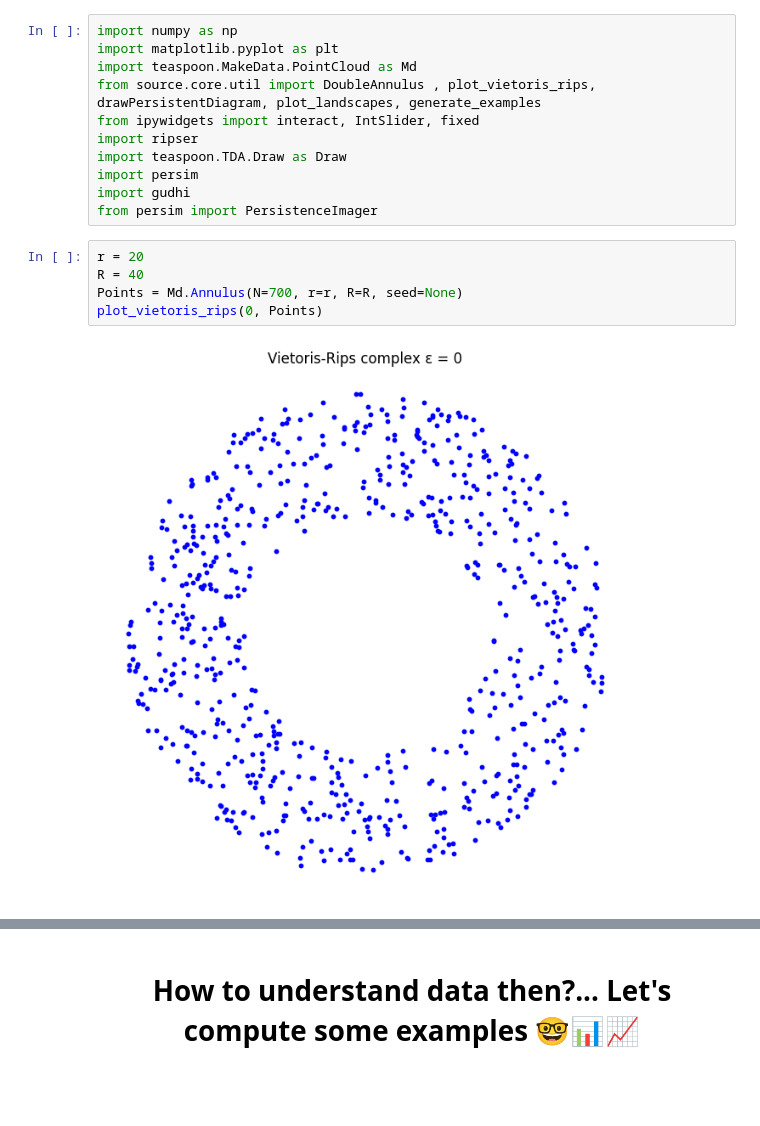
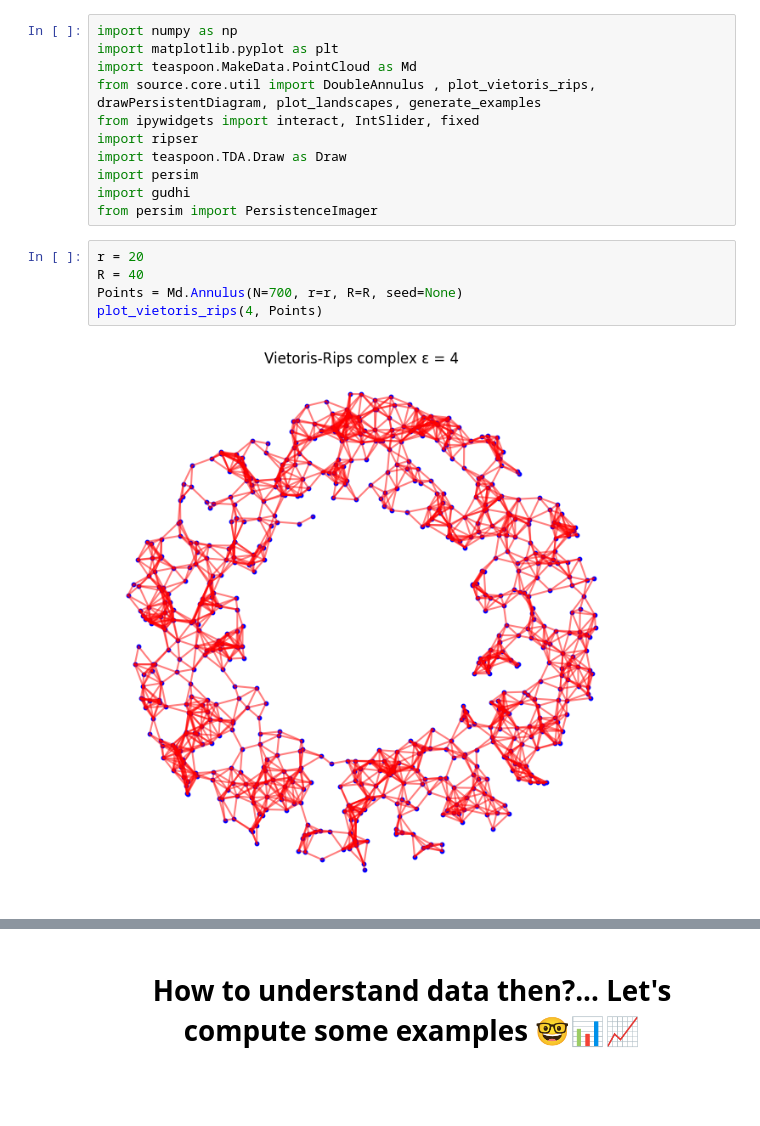
Before and after one commit to JairMathAI/Understanding_Persistence_Homology, a Jupyter notebook: Persistent_Homology.ipynb, the cells around one changed output, grey strips where cells are left out. Saved outputs shown, nothing was run; the diff lists cells and outputs as text.

```diff
--- a/Persistent_Homology.ipynb
+++ b/Persistent_Homology.ipynb
@@ -185,9 +193,9 @@ from persim import PersistenceImager
 # %%
 r = 20
 R = 40
 Points = Md.Annulus(N=700, r=r, R=R, seed=None)
-plot_vietoris_rips(0, Points)
+plot_vietoris_rips(4, Points)
 # %% [output]
-[figure, old version]
+[figure, new version]
 # %% [markdown]
 <center>
```
Also changed, not shown: parts of 18 cells of this notebook, 1 other file.
